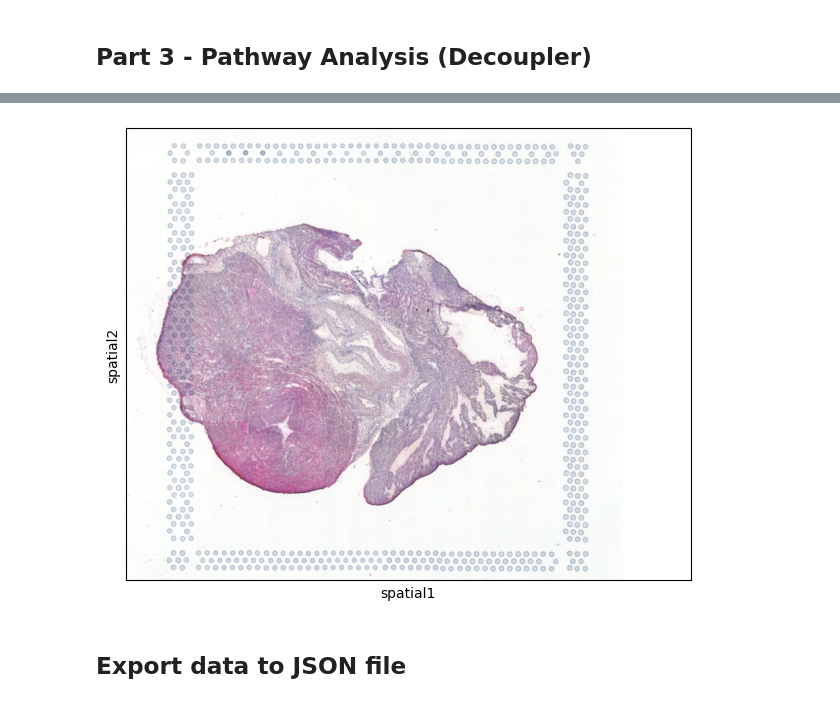
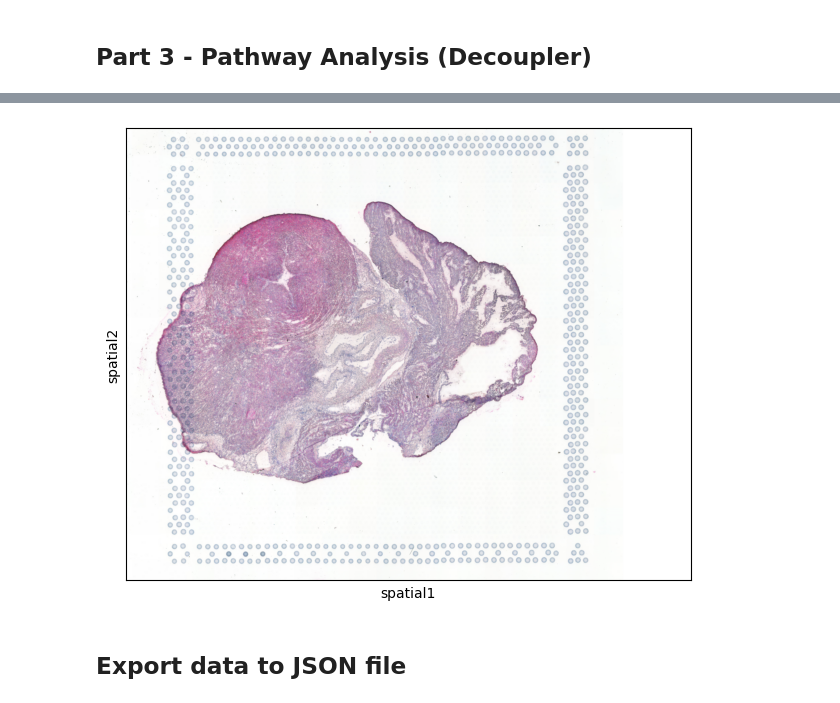
Before and after one commit to MilanParikh/visium-ui, a Jupyter notebook: analysis_pipeline.ipynb, the cells around one changed output, grey strips where cells are left out. Drawn from its saved outputs; the diff is of its cells as text; code cells hidden in the pictures.

Commit message:
Update UMI threshold and inverted spatial plot y axes

```diff
--- a/analysis_pipeline.ipynb
+++ b/analysis_pipeline.ipynb
@@ -64,7 +64,7 @@ AnnData object with n_obs × n_vars = 4992 × 35476
 # %%
 # Filter out spots with less than 8000 total counts or more than 20% mito counts
 adata = adata[
-    (adata.obs['total_counts'] > 8000) &
+    (adata.obs['total_counts'] > 9000) &
     (adata.obs['pct_counts_mt'] < 20)
 ].copy()
 # %%
@@ -357,14 +353,16 @@ sq.pl.spatial_scatter(
 # %%
 # Plot gene expression based and pathway score based leiden clusters spatially
-sq.pl.spatial_scatter(
+ax = sq.pl.spatial_scatter(
     adata,
     library_key="Rotem_12W_heart_A1",
     size=1.5,
     cmap="tab20",
-    legend_loc='right'
+    legend_loc='right',
+    return_ax=True
 )
+ax.invert_yaxis()
 # %% [output]
-[figure, old version]
+[figure, new version]
 # %% [markdown]
 ## Export data to JSON file
 # %%
```
Also changed, not shown: parts of 18 cells of this notebook.
